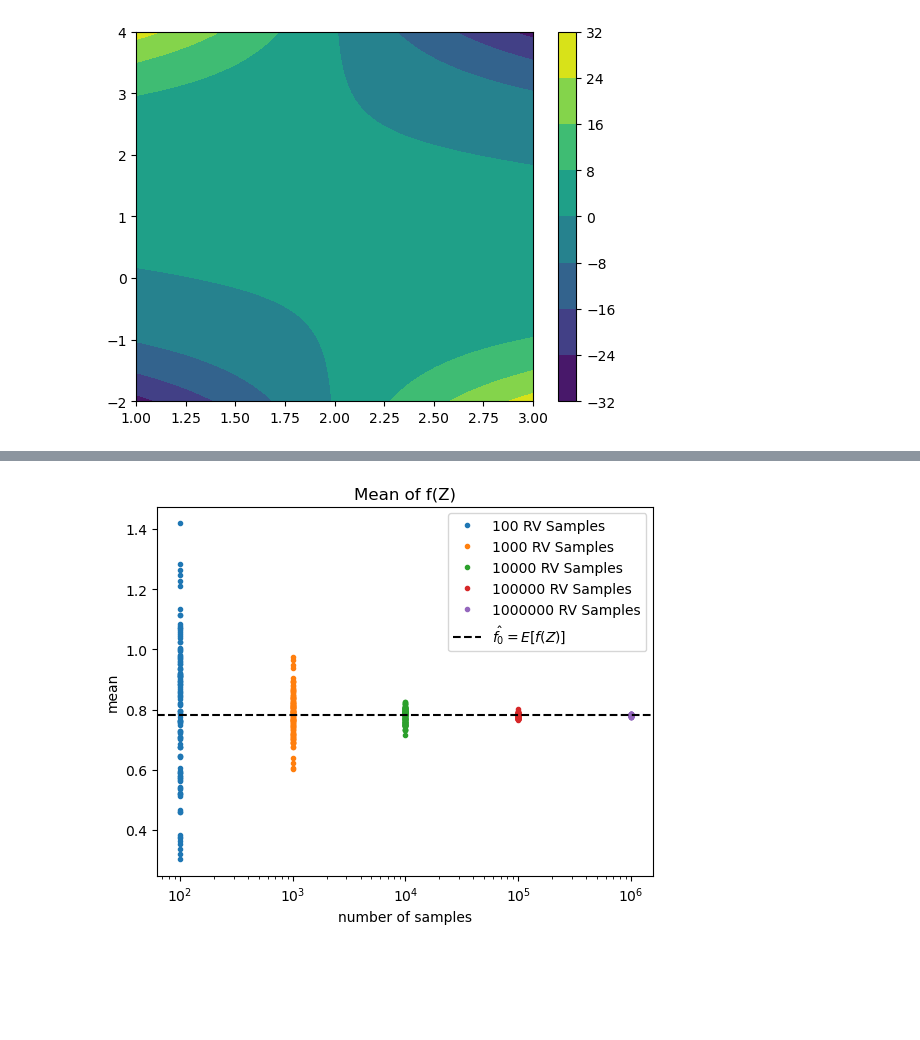
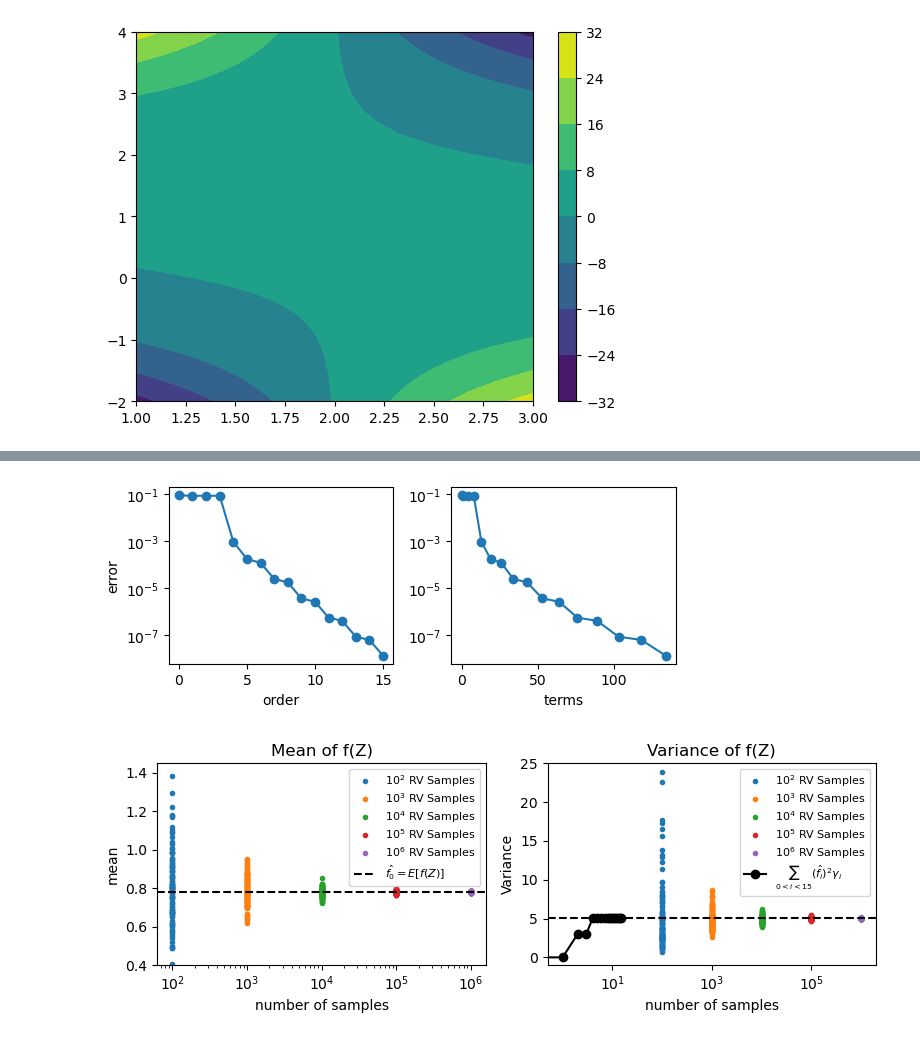
Before and after one commit to NiklasSchaaf/UQ_2023, a Jupyter notebook: homework_4/hw_nik.ipynb, the cells around one changed output, grey strips where cells are left out. Saved outputs shown, nothing was run; the diff lists cells and outputs as text; code cells hidden in the pictures; blank space fills up the shorter version.

Commit message:
plots and clean up

```diff
--- a/homework_4/hw_nik.ipynb
+++ b/homework_4/hw_nik.ipynb
@@ -164,5 +164,6 @@ plt.colorbar()
 [figure]
 # %%
 max_order = 15
+max_order = max_order+1
 pairs, fhats, gamma1s, gamma2s = get_coefficents(max_order)
 # %% [output]
@@ -201,6 +186,6 @@ plt.colorbar()
 <matplotlib.colorbar.Colorbar at 0x...>
 [figure]
 # %%
+# probability distribution
 pZ = 1/2 * np.ones(Zf.shape)
-pZ = np.multiply(normal_pdf(Y), pZ) /(len(Y))
-np.sum(pZ)
+pZ = np.multiply(normal_pdf(Y), pZ)
@@ -225,6 +220,6 @@ plt.colorbar()
 # %%
 # use the calculated coesfficents to get the errors for lower orders
-orders = np.arange(1,max_order)
+orders = np.arange(0,max_order)
 terms = []
 errors = []
 
@@ -237,5 +232,5 @@ for order in orders:
             ord_fhats.append(fhats[i])
 
     Zp = proj_eval(X,Y,ord_pairs,ord_fhats)
-    wE = np.linalg.norm((Zf-Zp)*pZ,2) # np.sqrt(np.sum(((Zf-Zp)*pZ)**2))
+    wE = np.linalg.norm((Zf-Zp)*pZ,2)/len(X) # np.sqrt(np.sum(((Zf-Zp)*pZ)**2))
     errors.append(np.sum(wE))
@@ -279,27 +257,67 @@ fhats
+# %%
+fig, [ax1, ax2] = plt.subplots(1,2)
+fig.set_size_inches(6,2.5)
+
+ax1.plot(orders, errors, marker = 'o')
+ax1.set_xlabel(r"order")
+ax1.set_ylabel(r"error")
+ax1.set_yscale('log')
+
+ax2.plot(terms, errors, marker = 'o')
+ax2.set_yscale('log')
+ax2.set_xlabel(r"terms")
+fig.tight_layout()
+# %% [output]
+[figure, added]
 # %%
+fig, axs = plt.subplots(1,2)
+fig.set_size_inches(8,3)
+
 samples = [100, 1000, 10000, 100000, 1000000]
+
 sample_mean = {}
 sample_var = {}
 for num in samples:
     mean = []
     var = []
     for _ in range(120):
         Z1 = np.random.uniform(-1, 1,num)
         Z2 = np.random.normal(0,1,num)
         mean_MC = np.mean(function(Z1, Z2))
         var_MC = np.var(function(Z1, Z2))
         mean.append(mean_MC)
         var.append(var_MC)
     sample_mean[num] = mean
     sample_var[num] = var
+    num_log10 = int(np.log10(num))
+    axs[0].semilogx([num] * len(sample_mean[num]), sample_mean[num], '.', label=f"$10^{num_log10}$ RV Samples")
 
-    plt.semilogx([num] * len(sample_mean[num]), sample_mean[num], '.', label=f"{num} RV Samples")
+axs[0].axhline(fhats[0], color='black', linestyle='--', label=r'$\hat{f_0}=E[f(Z)]$')
+axs[0].set_title("Mean of f(Z)")
+axs[0].set_xlabel("number of samples")
+axs[0].set_ylabel("mean")
+axs[0].set_ylim(0.4, 1.45)
+axs[0].legend(loc = 'upper right', prop = {"size" : 8}, labelspacing = 0.2 )
 
-plt.axhline(fhats[0], color='black', linestyle='--', label=r'$\hat{f_0}=E[f(Z)]$')
-plt.title("Mean of f(Z)")
-plt.xlabel("number of samples")
-plt.ylabel("mean")
-plt.legend()
-plt.show()
+var_ord = []
+for order in orders:
+    ord_pairs = get_pairs(order)
+    var = 0
+    for i,pair in enumerate(pairs):
+        if (pair in ord_pairs) and (pair != (0,0)):
+            var += np.square(fhats[i]) * gamma1s[pair[0]] * gamma2s[pair[1]]
+    var_ord.append(var)
+
+for num in samples:
+    num_log10 = int(np.log10(num))
+    plt.semilogx([num] * len(sample_var[num]), sample_var[num], '.', label=f"$10^{num_log10}$ RV Samples")
+axs[1].semilogx(var_ord, '-o', color='black', label=r"$\sum_{0< i <15} (\hat{f_i})^{2}\gamma_i$")
+axs[1].axhline(var_ord[-1], color='black', linestyle='--')
+axs[1].set_title("Variance of f(Z)")
+axs[1].set_xlabel("number of samples")
+axs[1].set_ylabel("Variance")
+axs[1].legend(loc = 'upper right', prop = {"size" : 8}, labelspacing = 0.2 )
+axs[1].set_ylim(-1,25)
+fig.tight_layout()
 # %% [output]
-[figure, old version]
+[figure, new version]
```
Also changed, not shown: parts of 14 cells of this notebook.
